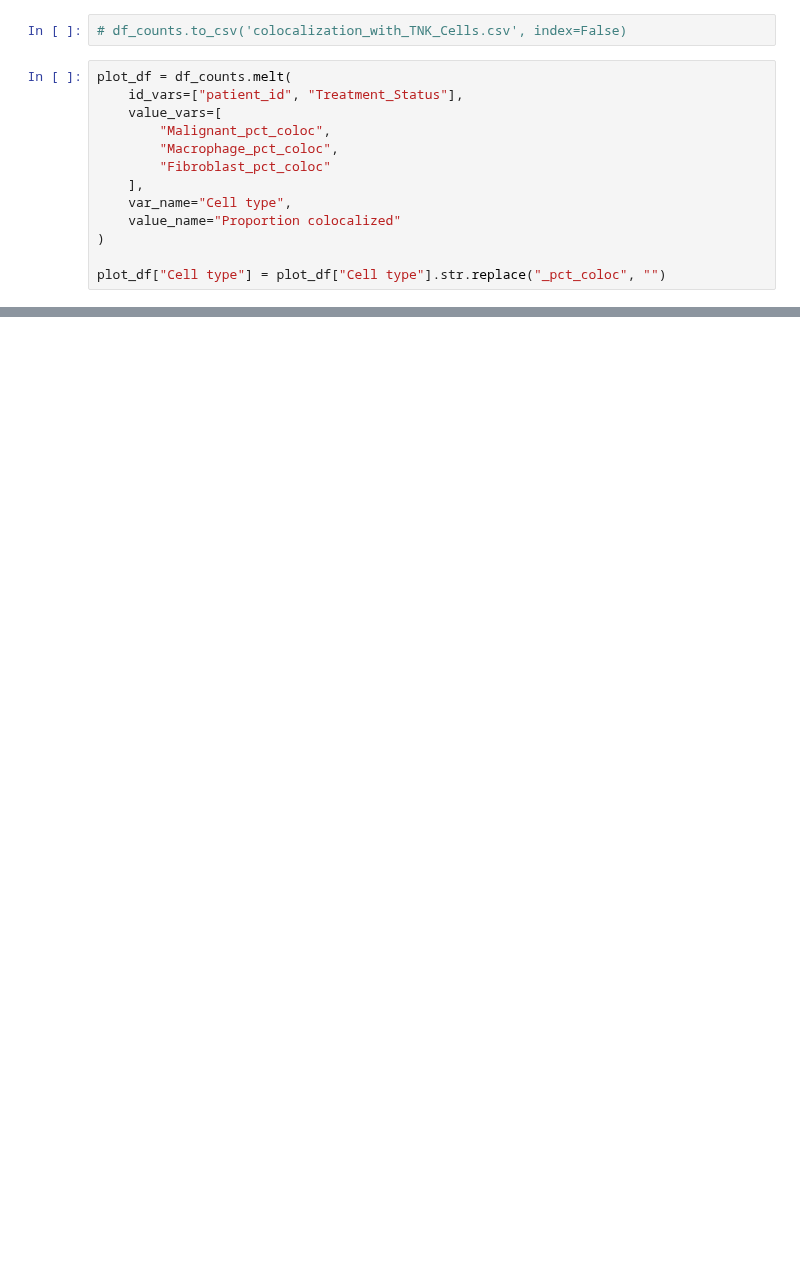
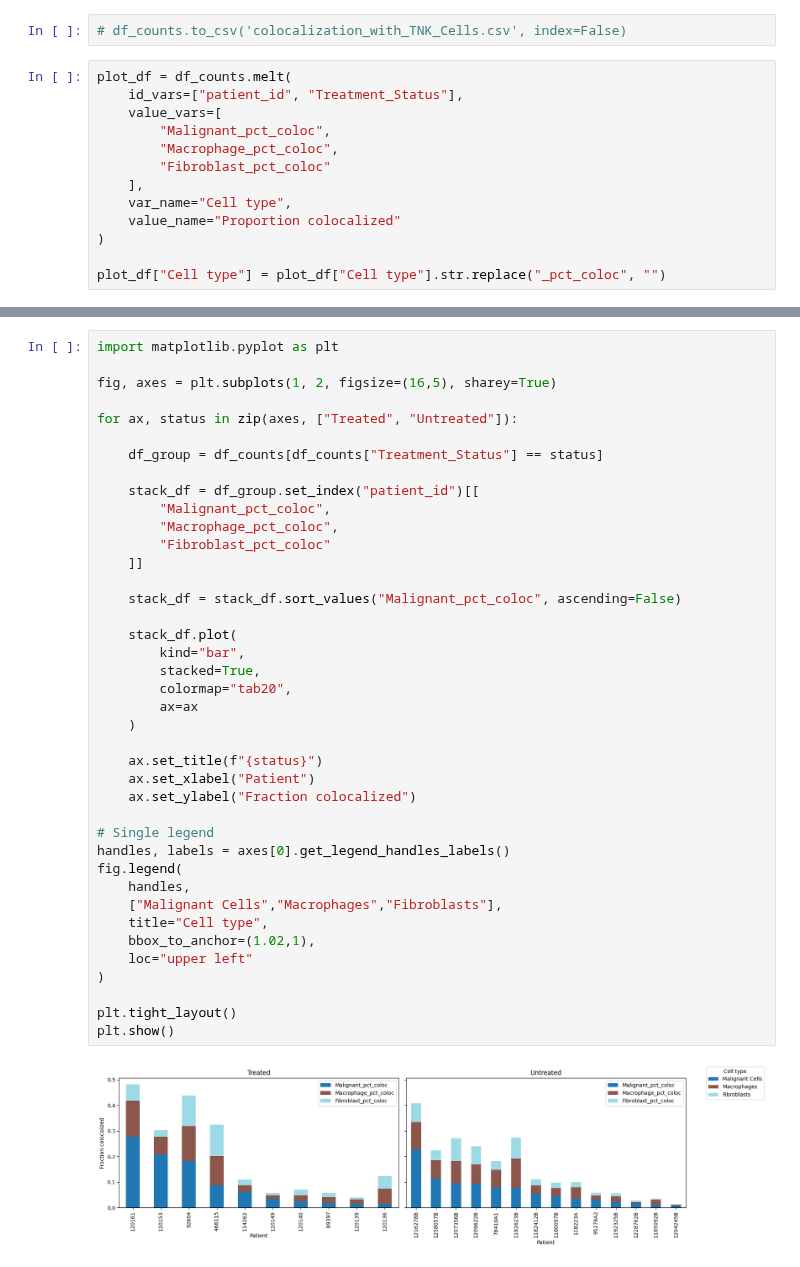
Before and after one commit to sadeghetemad/nanostring-cosmx-spatial-omics-modeling, a Jupyter notebook: notebooks/1_latest/1_taks_analysis.ipynb, the cells around one changed output, grey strips where cells are left out. Drawn from its saved outputs; the diff is of its cells as text; blank space fills up the shorter version.

```diff
--- a/notebooks/1_latest/1_taks_analysis.ipynb
+++ b/notebooks/1_latest/1_taks_analysis.ipynb
@@ -937,3 +953,45 @@ plt.show()
+# %%
+import matplotlib.pyplot as plt
+
+fig, axes = plt.subplots(1, 2, figsize=(16,5), sharey=True)
+
+for ax, status in zip(axes, ["Treated", "Untreated"]):
+
+    df_group = df_counts[df_counts["Treatment_Status"] == status]
+
+    stack_df = df_group.set_index("patient_id")[[
+        "Malignant_pct_coloc",
+        "Macrophage_pct_coloc",
+        "Fibroblast_pct_coloc"
+    ]]
+
+    stack_df = stack_df.sort_values("Malignant_pct_coloc", ascending=False)
+
+    stack_df.plot(
+        kind="bar",
+        stacked=True,
+        colormap="tab20",
+        ax=ax
+    )
+
+    ax.set_title(f"{status}")
+    ax.set_xlabel("Patient")
+    ax.set_ylabel("Fraction colocalized")
+
+# Single legend
+handles, labels = axes[0].get_legend_handles_labels()
+fig.legend(
+    handles,
+    ["Malignant Cells","Macrophages","Fibroblasts"],
+    title="Cell type",
+    bbox_to_anchor=(1.02,1),
+    loc="upper left"
+)
+
+plt.tight_layout()
+plt.show()
+# %% [output]
+[figure, added]
 # %%
 heat_df = df_counts.set_index("patient_id")[[
     "Malignant_pct_coloc",
```
Also changed, not shown: parts of 34 cells of this notebook.
